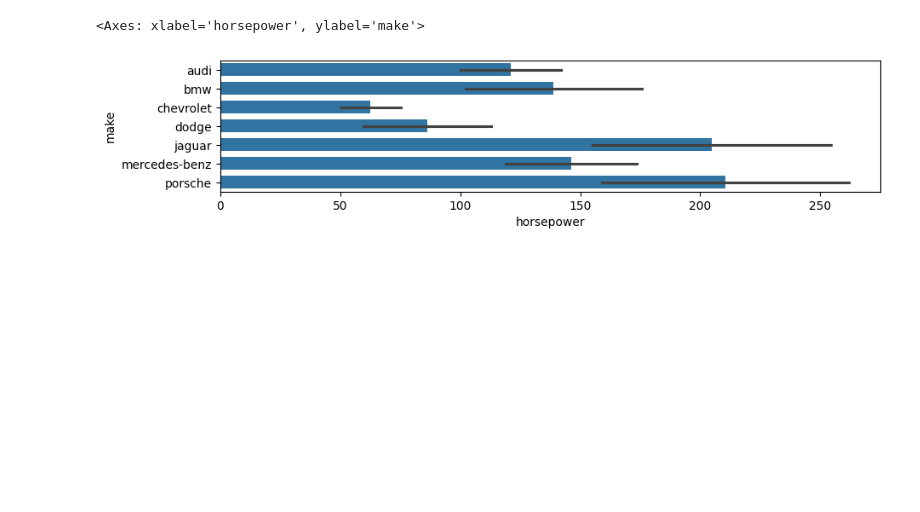
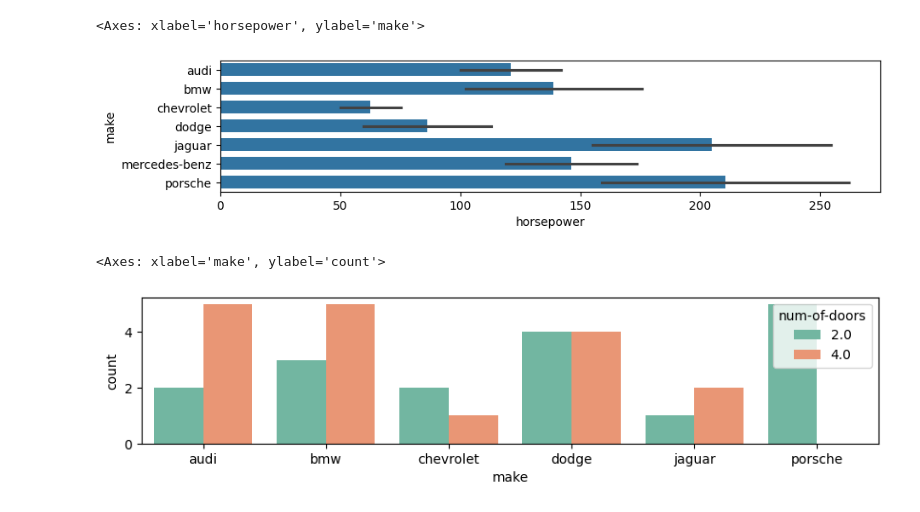
Before and after one commit to ktnspr/py4ac, a Jupyter notebook: 04_python_matplotlib.ipynb, the cells around one changed output. Saved outputs shown, nothing was run; the diff lists cells and outputs as text; code cells hidden in the pictures; blank space fills up the shorter version.

```diff
--- a/04_python_matplotlib.ipynb
+++ b/04_python_matplotlib.ipynb
@@ -174,3 +174,19 @@ sns.barplot(x='horsepower', y='make', data=df, orient='h', errorbar='sd', width=
 # %% [output]
 <Axes: xlabel='horsepower', ylabel='make'>
 [figure]
+# %%
+import pandas as pd
+import seaborn as sns
+import matplotlib.pyplot as plt
+
+# Daten einlesen
+df = pd.read_csv('https://raw.githubusercontent.com/ktnspr/py4ac/main/automobile.csv')[['make', 'num-of-doors']]
+df = df.dropna()
+df['cyl'] = df['num-of-doors'].astype(int)
+makers = ['audi', 'bmw', 'chevrolet', 'dodge', 'ford', 'jaguar',  'porsche']
+df = df[df['make'].isin(makers)]
+plt.figure(figsize=(10, 2))
+sns.countplot(data=df, x='make', hue='num-of-doors', width=0.8, palette='Set2')
+# %% [output]
+<Axes: xlabel='make', ylabel='count'>
+[figure, added]
```
Also changed, not shown: 1 other file.
